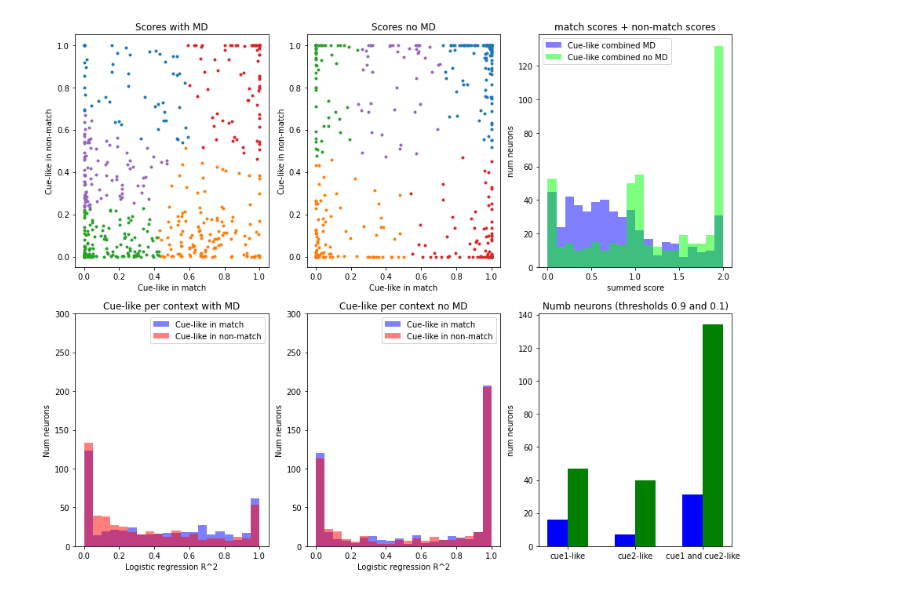
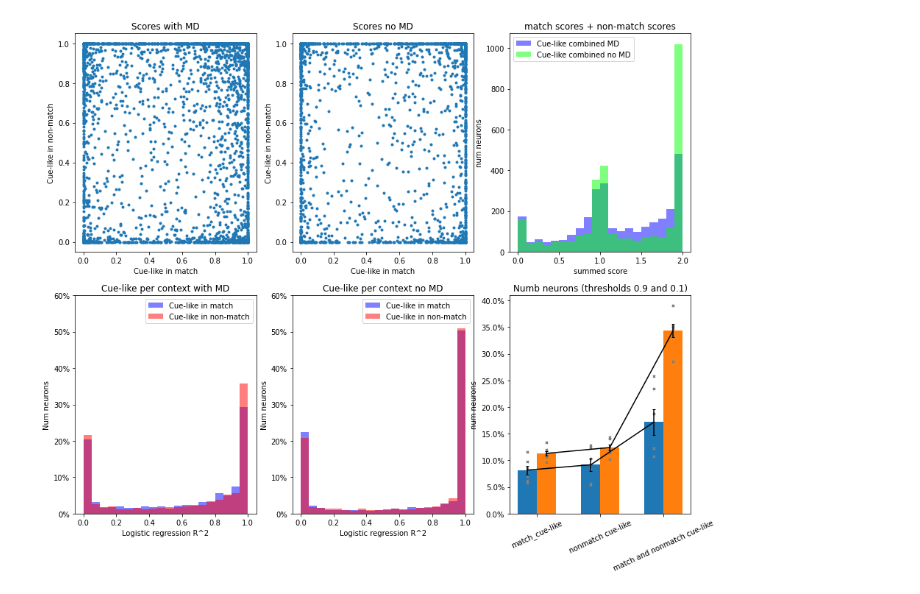
Before and after one commit to hummosa/PFC_MD_weights_stability, a Jupyter notebook: sabrina-analysis/input-like-by-context.ipynb, the cells around one changed output. Cells and saved outputs as stored; diff of their text form; code cells hidden in the pictures.

Commit message:
Add many seeds and use % for histograms

```diff
--- a/sabrina-analysis/input-like-by-context.ipynb
+++ b/sabrina-analysis/input-like-by-context.ipynb
@@ -123,5 +132,0 @@ def score_cue_like(rPFC_trials, task_input, match_trials, nonmatch_trials):
-# %%
-(rPFC_trials, task_input, v1v2_values, wPFC_output) = get_data("/om2/group/halassa/PFCMD-ali-sabrina/MD_on_2/by_trial")
-(rPFC_trials_noMD, task_input_noMD, v1v2_values_noMD, wPFC_output_noMD) = get_data("/om2/group/halassa/PFCMD-ali-sabrina/MD_off_2/by_trial")
-# %%
-(match_trials, nonmatch_trials, trials) = get_trials(v1v2_values)
@@ -335,0 +133,8 @@ Warning: Maximum number of iterations has been exceeded.
+# %%
+def save_obj(name, obj):
+    with open('/om2/group/halassa/PFCMD-ali-sabrina/many_seeds/'+ name + '.pkl', 'wb+') as f:
+        pickle.dump(obj, f, pickle.HIGHEST_PROTOCOL)
+
+def load_obj(name):
+    with open('/om2/group/halassa/PFCMD-ali-sabrina/many_seeds/' + name + '.pkl', 'rb') as f:
+        return pickle.load(f)
@@ -344,60 +459,73 @@ def plot_kmeans(ax, X):
         ax.scatter(X[row_ix, 0], X[row_ix, 1], marker=".")
 
 fig = plt.figure(figsize=(15,12))
+N_PFC_NEURONS = 500
+hist_weights = np.ones(N_PFC_NEURONS * len(RUNS_MD)) / (N_PFC_NEURONS * len(RUNS_MD))
 
 ax1 = fig.add_subplot(2,3,1)
-plot_kmeans(ax1, scores)
+ax1.scatter(scores[:,0],scores[:,1], marker=".")
 ax1.set_xlabel("Cue-like in match")
 ax1.set_ylabel("Cue-like in non-match")
 ax1.set_title("Scores with MD")
 
 ax2 = fig.add_subplot(2,3,4)
-ax2.hist(scores[:,0], bins=20, fc=(0, 0, 1, 0.5), label="Cue-like in match")
-ax2.hist(scores[:,1], bins=20, fc=(1, 0, 0, 0.5), label="Cue-like in non-match")
+ax2.hist(scores[:,0], bins=20, fc=(0, 0, 1, 0.5), weights=hist_weights, label="Cue-like in match")
+ax2.hist(scores[:,1], bins=20, fc=(1, 0, 0, 0.5), weights=hist_weights, label="Cue-like in non-match")
 ax2.legend()
+ax2.yaxis.set_major_formatter(PercentFormatter(1))
 ax2.set_title("Cue-like per context with MD")
 ax2.set_xlabel("Logistic regression R^2")
 ax2.set_ylabel("Num neurons")
-ax2.set_ylim((0,300))
+ax2.set_ylim((0,0.6))
 
 ax3 = fig.add_subplot(2,3,2)
-plot_kmeans(ax3, scores_noMD)
+ax3.scatter(scores_noMD[:,0],scores_noMD[:,1], marker=".")
 ax3.set_xlabel("Cue-like in match")
 ax3.set_ylabel("Cue-like in non-match")
 ax3.set_title("Scores no MD")
 
 ax4 = fig.add_subplot(2,3,5)
-ax4.hist(scores_noMD[:,0], bins=20, fc=(0, 0, 1, 0.5), label="Cue-like in match")
-ax4.hist(scores_noMD[:,1], bins=20, fc=(1, 0, 0, 0.5), label="Cue-like in non-match")
+w1 = np.ones(len(scores_noMD[:,0])) / len(scores_noMD[:,0])
+ax4.hist(scores_noMD[:,0], bins=20, fc=(0, 0, 1, 0.5), weights=hist_weights, label="Cue-like in match")
+ax4.hist(scores_noMD[:,1], bins=20, fc=(1, 0, 0, 0.5), weights=hist_weights, label="Cue-like in non-match")
 ax4.legend()
+ax4.yaxis.set_major_formatter(PercentFormatter(1))
 ax4.set_title("Cue-like per context no MD")
 ax4.set_xlabel("Logistic regression R^2")
 ax4.set_ylabel("Num neurons")
-ax4.set_ylim((0,300))
+ax4.set_ylim((0,0.6))
 
 ax5 = fig.add_subplot(2,3,3)
 ax5.hist(np.add(scores[:,0], scores[:,1]), bins=20, fc=(0, 0, 1, 0.5), label="Cue-like combined MD")
 ax5.hist(np.add(scores_noMD[:,0], scores_noMD[:,1]), bins=20, fc=(0, 1, 0, 0.5), label="Cue-like combined no MD")
 ax5.legend()
 ax5.set_title("match scores + non-match scores")
 ax5.set_xlabel("summed score")
 ax5.set_ylabel("num neurons")
 
 ax6 = fig.add_subplot(2,3,6)
-num_cue1_MD = len(np.where(np.logical_and(scores[:,0] > 0.9, scores[:,1] < 0.1))[0])
-num_cue2_MD = len(np.where(np.logical_and(scores[:,1] > 0.9, scores[:,0] < 0.1))[0])
-num_cue_MD  = len(np.where(np.logical_and(scores[:,0] > 0.9, scores[:,1] > 0.9))[0])
-num_cue1_noMD = len(np.where(np.logical_and(scores_noMD[:,0] > 0.9, scores_noMD[:,1] < 0.1))[0])
-num_cue2_noMD = len(np.where(np.logical_and(scores_noMD[:,1] > 0.9, scores_noMD[:,0] < 0.1))[0])
-num_cue_noMD  = len(np.where(np.logical_and(scores_noMD[:,0] > 0.9, scores_noMD[:,1] > 0.9))[0])
-w = 0.3
-x = np.arange(3)
-plt.xticks(x, ["cue1-like", "cue2-like", "cue1 and cue2-like"])
-ax6.bar(x-w/2, [num_cue1_MD, num_cue2_MD, num_cue_MD], width=w, color="blue")
-ax6.bar(x+w/2, [num_cue1_noMD, num_cue2_noMD, num_cue_noMD], width=w, color="green")
+
+def get_nums(s):
+    num_cue1 = []
+    num_cue2 = []
+    num_cue = []
+    for i in range(len(RUNS_MD)):
+        i_low = i * N_PFC_NEURONS
+        i_high = (i+1) * N_PFC_NEURONS
+        num_cue1.append(len(np.where(np.logical_and(s[i_low:i_high,0] > 0.9, s[i_low:i_high,1] < 0.1))[0]))
+        num_cue2.append(len(np.where(np.logical_and(s[i_low:i_high,1] > 0.9, s[i_low:i_high,0] < 0.1))[0]))
+        num_cue.append(len(np.where(np.logical_and(s[i_low:i_high,0] > 0.9, s[i_low:i_high,1] > 0.9))[0]))
+    return (num_cue1, num_cue2, num_cue)
+
+(num_cue1_MD, num_cue2_MD, num_cue_MD) = get_nums(scores)
+(num_cue1_noMD, num_cue2_noMD, num_cue_noMD) = get_nums(scores_noMD)
+D = {}
+D["match_cue-like"] = (num_cue1_MD, num_cue1_noMD)
+D["nonmatch cue-like"] = (num_cue2_MD, num_cue2_noMD)
+D["match and nonmatch cue-like"] = (num_cue_MD, num_cue_noMD)
+plot_bars(ax6, D)
 ax6.set_ylabel("num neurons")
 ax6.set_title("Numb neurons (thresholds 0.9 and 0.1)")
-
 plt.show()
 # %% [output]
-[figure, old version]
+[figure, new version]
```
Also changed, not shown: parts of 12 cells of this notebook.
